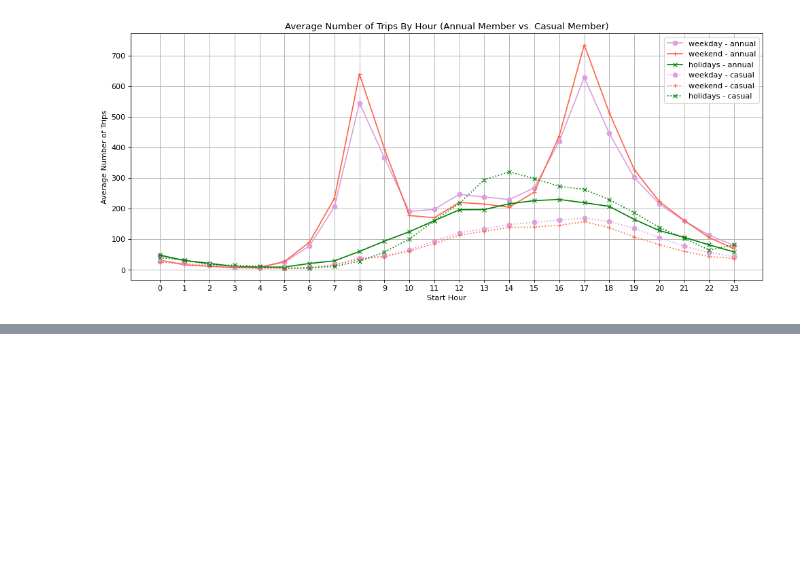
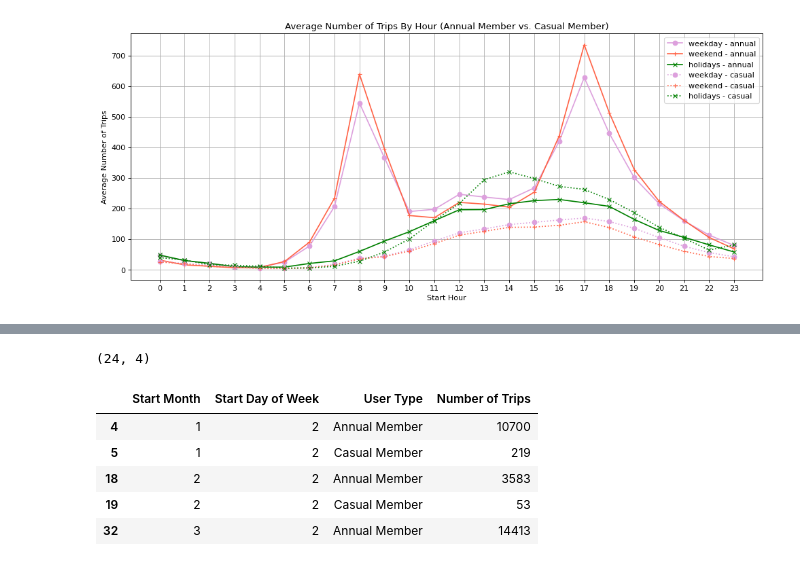
Before and after one commit to lisijia6/Share-Bike-Station-Clustering-and-Usage-Prediction, a Jupyter notebook: 1_Exploratory Analysis/1 Exploratory Analysis (Bikeshare Ridership 2019).ipynb, the cells around one changed output, grey strips where cells are left out. Saved outputs shown, nothing was run; the diff lists cells and outputs as text; code cells hidden in the pictures; blank space fills up the shorter version.

```diff
--- a/1_Exploratory Analysis/1 Exploratory Analysis (Bikeshare Ridership 2019).ipynb
+++ b/1_Exploratory Analysis/1 Exploratory Analysis (Bikeshare Ridership 2019).ipynb
@@ -684,0 +728,13 @@ plt.show()
+# %%
+# Keep Wednesdays only
+trip_num_month_wed = trip_num_month[trip_num_month['Start Day of Week'] == 2]
+print(trip_num_month_wed.shape)
+trip_num_month_wed.head()
+# %% [output]
+(24, 4)
+|  | Start Month | Start Day of Week | User Type | Number of Trips |
+| 4 | 1 | 2 | Annual Member | 10700 |
+| 5 | 1 | 2 | Casual Member | 219 |
+| 18 | 2 | 2 | Annual Member | 3583 |
+| 19 | 2 | 2 | Casual Member | 53 |
+| 32 | 3 | 2 | Annual Member | 14413 |
```
Also changed, not shown: parts of 25 cells of this notebook, 1 other file.
